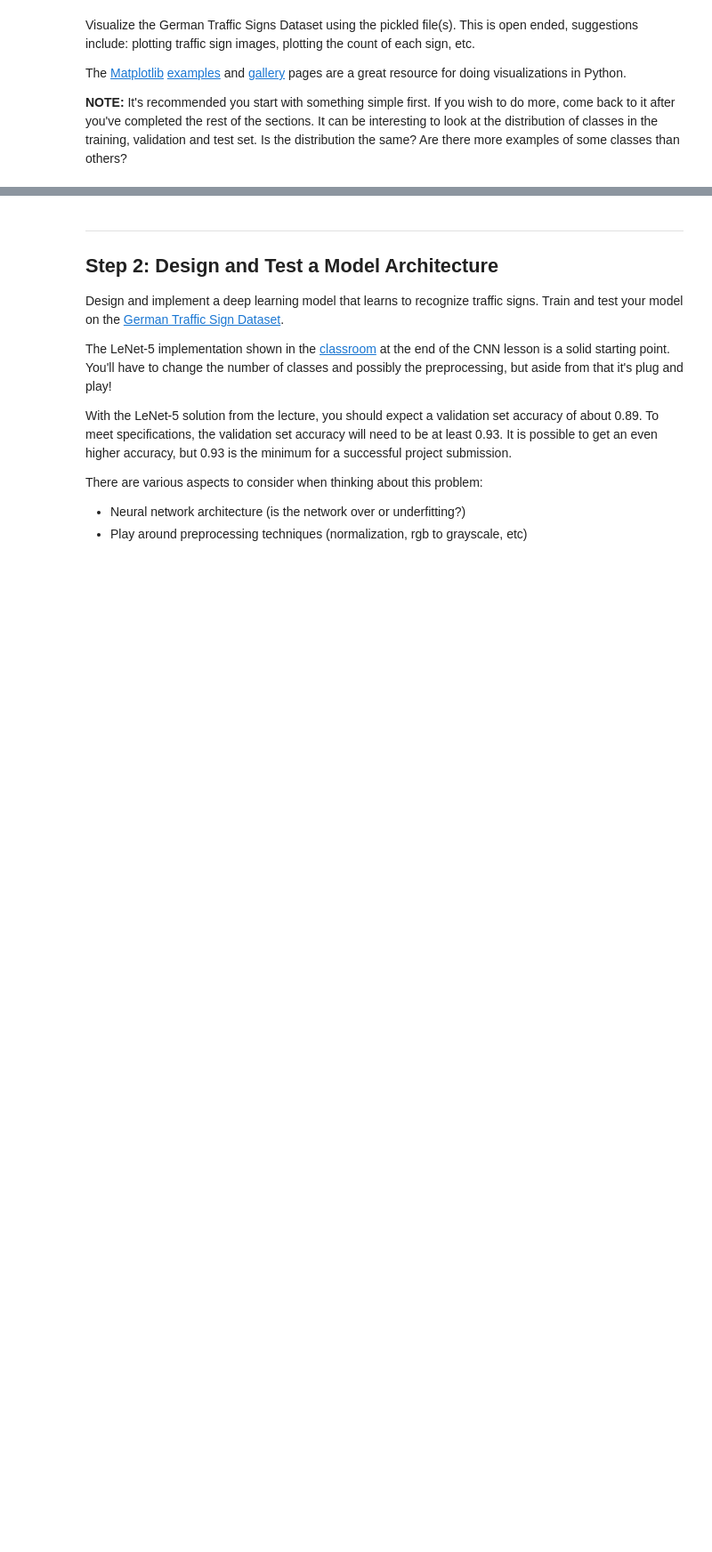
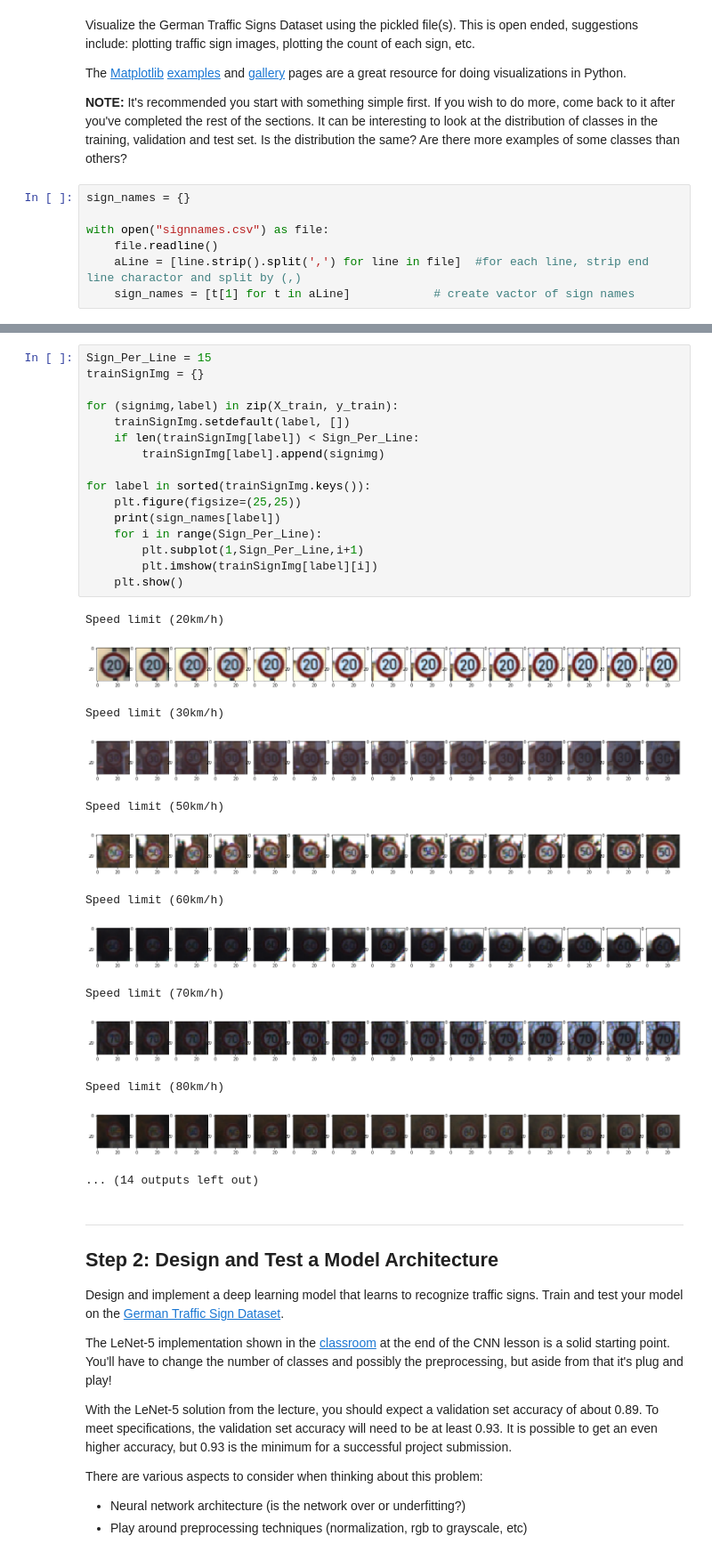
Before and after one commit to linuxairhead/SDC-P2-Traffic_Sign_Classifier, a Jupyter notebook: Traffic_Sign_Classifier.ipynb, the cells around one changed output, grey strips where cells are left out. Shown at 89% size. Saved outputs shown, nothing was run; the diff lists cells and outputs as text; blank space fills up the shorter version.

```diff
--- a/Traffic_Sign_Classifier.ipynb
+++ b/Traffic_Sign_Classifier.ipynb
@@ -99,6 +104,13 @@ Visualize the German Traffic Signs Dataset using the pickled file(s). This is op
 The [Matplotlib](http://matplotlib.org/) [examples](http://matplotlib.org/examples/index.html) and [gallery](http://matplotlib.org/gallery.html) pages are a great resource for doing visualizations in Python.
 
 **NOTE:** It's recommended you start with something simple first. If you wish to do more, come back to it after you've completed the rest of the sections. It can be interesting to look at the distribution of classes in the training, validation and test set. Is the distribution the same? Are there more examples of some classes than others?
+# %%
+sign_names = {}
+
+with open("signnames.csv") as file:
+    file.readline()
+    aLine = [line.strip().split(',') for line in file]  #for each line, strip end line charactor and split by (,)
+    sign_names = [t[1] for t in aLine]            # create vactor of sign names
 # %%
 ### Data exploration visualization code goes here.
 ### Feel free to use as many code cells as needed.
@@ -108,3 +128,33 @@ import matplotlib.pyplot as plt
+# %%
+Sign_Per_Line = 15
+trainSignImg = {}
+
+for (signimg,label) in zip(X_train, y_train):
+    trainSignImg.setdefault(label, [])
+    if len(trainSignImg[label]) < Sign_Per_Line:
+        trainSignImg[label].append(signimg)
+
+for label in sorted(trainSignImg.keys()):
+    plt.figure(figsize=(25,25))
+    print(sign_names[label])
+    for i in range(Sign_Per_Line):
+        plt.subplot(1,Sign_Per_Line,i+1)
+        plt.imshow(trainSignImg[label][i])
+    plt.show()
+# %% [output]
+Speed limit (20km/h)
+[figure, added]
+Speed limit (30km/h)
+[figure, added]
+Speed limit (50km/h)
+[figure, added]
+Speed limit (60km/h)
+[figure, added]
+Speed limit (70km/h)
+[figure, added]
+Speed limit (80km/h)
+[figure, added]
+... (14 outputs left out)
 # %% [markdown]
 ----
 
```
Also changed, not shown: parts of 2 cells of this notebook.
